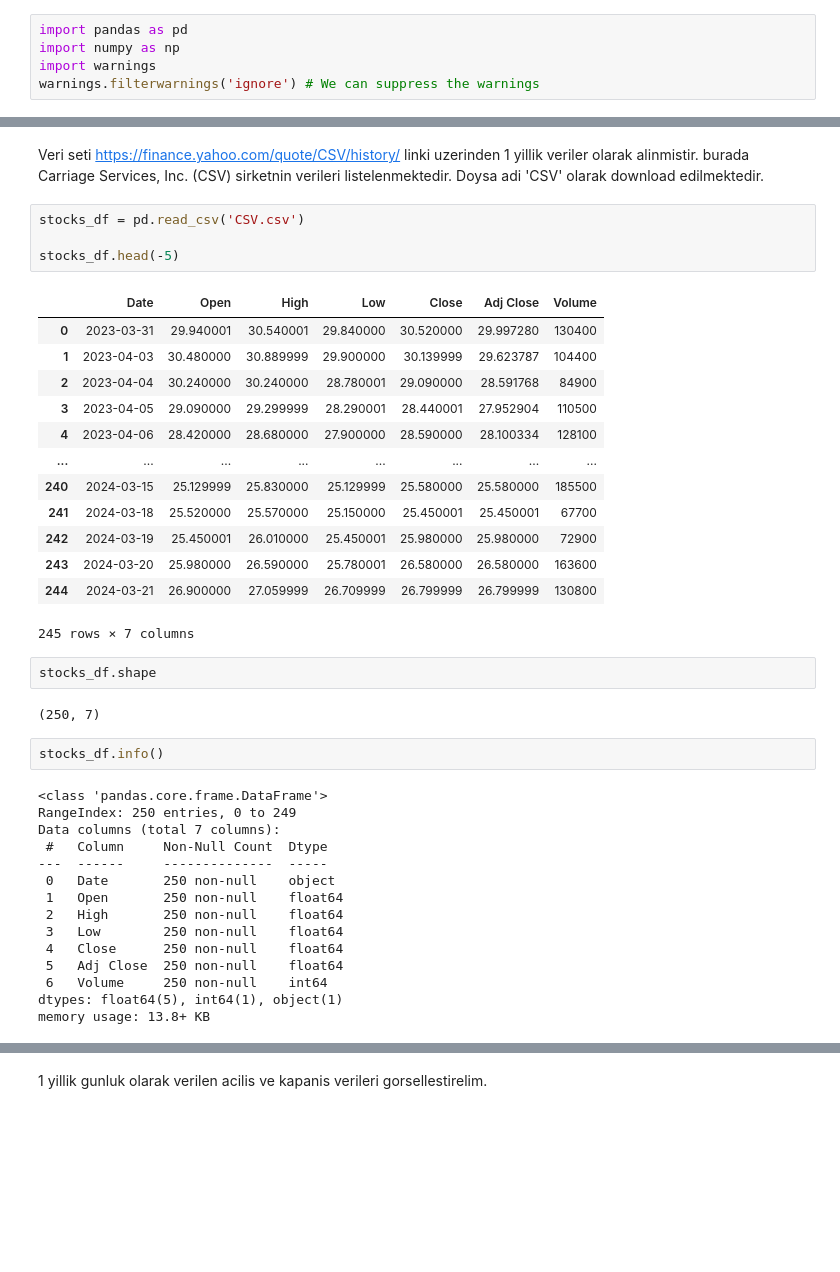
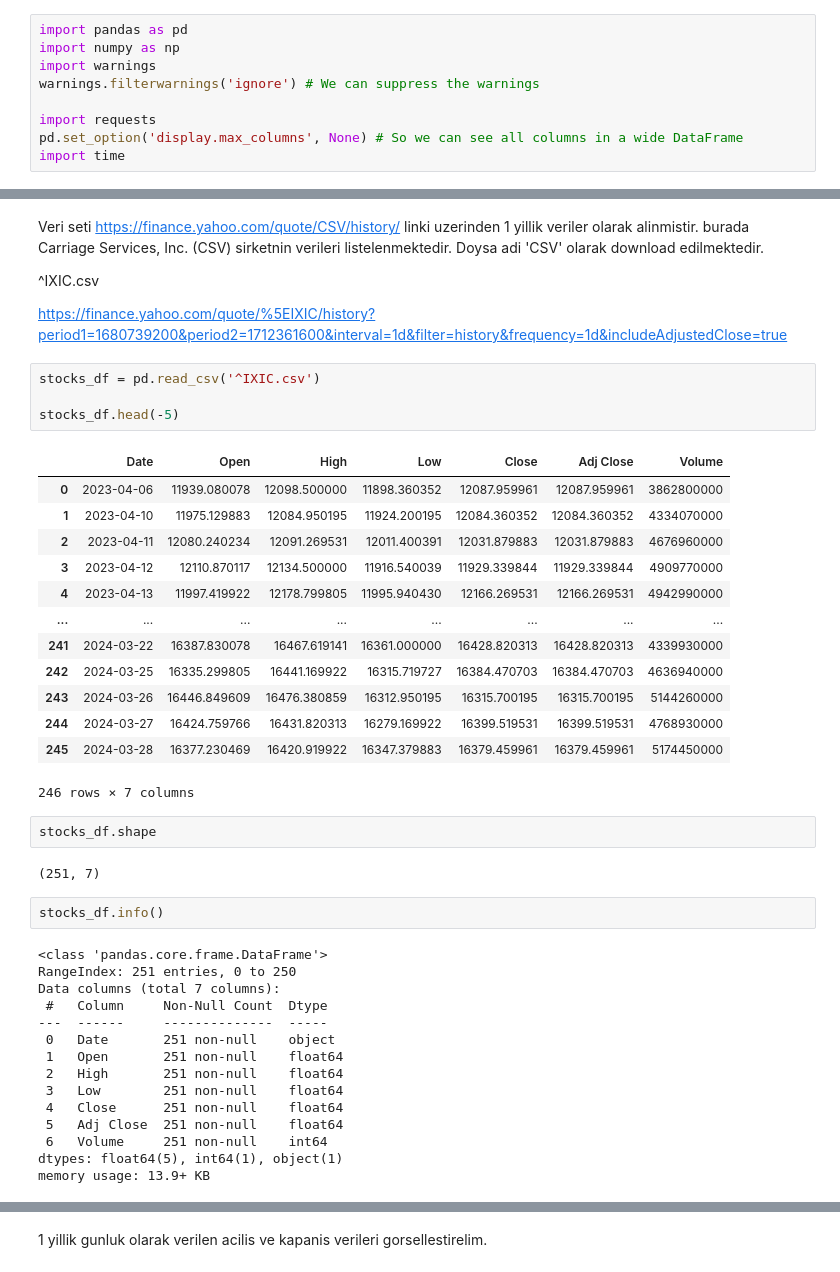
Before and after one commit to SertacBattal/MLBus_HDipData_Sept23_FT, a Jupyter notebook: SertacBattal_MLBus_Semester2_CA1.ipynb, the cells around one changed output, grey strips where cells are left out. Drawn from its saved outputs; the diff is of its cells as text; blank space fills up the shorter version.

```diff
--- a/SertacBattal_MLBus_Semester2_CA1.ipynb
+++ b/SertacBattal_MLBus_Semester2_CA1.ipynb
@@ -3,3 +3,7 @@ import pandas as pd
 import numpy as np
 import warnings
 warnings.filterwarnings('ignore') # We can suppress the warnings
+
+import requests
+pd.set_option('display.max_columns', None) # So we can see all columns in a wide DataFrame
+import time
@@ -6,44 +252,48 @@ warnings.filterwarnings('ignore') # We can suppress the warnings
 # %% [markdown]
 Veri seti https://finance.yahoo.com/quote/CSV/history/ linki uzerinden 1 yillik veriler olarak alinmistir. burada Carriage Services, Inc. (CSV) sirketnin verileri listelenmektedir. Doysa adi 'CSV' olarak download edilmektedir.
+
+^IXIC.csv
+
+https://finance.yahoo.com/quote/%5EIXIC/history?period1=1680739200&period2=1712361600&interval=1d&filter=history&frequency=1d&includeAdjustedClose=true
 # %%
-stocks_df = pd.read_csv('CSV.csv')
+stocks_df = pd.read_csv('^IXIC.csv')
 
 stocks_df.head(-5)
 # %% [output]
 |  | Date | Open | High | Low | Close | Adj Close | Volume |
-| 0 | 2023-03-31 | 29.940001 | 30.540001 | 29.840000 | 30.520000 | 29.997280 | 130400 |
-| 1 | 2023-04-03 | 30.480000 | 30.889999 | 29.900000 | 30.139999 | 29.623787 | 104400 |
-| 2 | 2023-04-04 | 30.240000 | 30.240000 | 28.780001 | 29.090000 | 28.591768 | 84900 |
-| 3 | 2023-04-05 | 29.090000 | 29.299999 | 28.290001 | 28.440001 | 27.952904 | 110500 |
-| 4 | 2023-04-06 | 28.420000 | 28.680000 | 27.900000 | 28.590000 | 28.100334 | 128100 |
+| 0 | 2023-04-06 | 11939.080078 | 12098.500000 | 11898.360352 | 12087.959961 | 12087.959961 | 3862800000 |
+| 1 | 2023-04-10 | 11975.129883 | 12084.950195 | 11924.200195 | 12084.360352 | 12084.360352 | 4334070000 |
+| 2 | 2023-04-11 | 12080.240234 | 12091.269531 | 12011.400391 | 12031.879883 | 12031.879883 | 4676960000 |
+| 3 | 2023-04-12 | 12110.870117 | 12134.500000 | 11916.540039 | 11929.339844 | 11929.339844 | 4909770000 |
+| 4 | 2023-04-13 | 11997.419922 | 12178.799805 | 11995.940430 | 12166.269531 | 12166.269531 | 4942990000 |
 | ... | ... | ... | ... | ... | ... | ... | ... |
-| 240 | 2024-03-15 | 25.129999 | 25.830000 | 25.129999 | 25.580000 | 25.580000 | 185500 |
-| 241 | 2024-03-18 | 25.520000 | 25.570000 | 25.150000 | 25.450001 | 25.450001 | 67700 |
-| 242 | 2024-03-19 | 25.450001 | 26.010000 | 25.450001 | 25.980000 | 25.980000 | 72900 |
-| 243 | 2024-03-20 | 25.980000 | 26.590000 | 25.780001 | 26.580000 | 26.580000 | 163600 |
-| 244 | 2024-03-21 | 26.900000 | 27.059999 | 26.709999 | 26.799999 | 26.799999 | 130800 |
+| 241 | 2024-03-22 | 16387.830078 | 16467.619141 | 16361.000000 | 16428.820313 | 16428.820313 | 4339930000 |
+| 242 | 2024-03-25 | 16335.299805 | 16441.169922 | 16315.719727 | 16384.470703 | 16384.470703 | 4636940000 |
+| 243 | 2024-03-26 | 16446.849609 | 16476.380859 | 16312.950195 | 16315.700195 | 16315.700195 | 5144260000 |
+| 244 | 2024-03-27 | 16424.759766 | 16431.820313 | 16279.169922 | 16399.519531 | 16399.519531 | 4768930000 |
+| 245 | 2024-03-28 | 16377.230469 | 16420.919922 | 16347.379883 | 16379.459961 | 16379.459961 | 5174450000 |
-245 rows × 7 columns
+246 rows × 7 columns
 # %%
 stocks_df.shape
 # %% [output]
-(250, 7)
+(251, 7)
 # %%
 stocks_df.info()
 # %% [output]
 <class 'pandas.core.frame.DataFrame'>
-RangeIndex: 250 entries, 0 to 249
+RangeIndex: 251 entries, 0 to 250
 Data columns (total 7 columns):
  #   Column     Non-Null Count  Dtype
 ---  ------     --------------  -----
- 0   Date       250 non-null    object
- 1   Open       250 non-null    float64
- 2   High       250 non-null    float64
- 3   Low        250 non-null    float64
- 4   Close      250 non-null    float64
- 5   Adj Close  250 non-null    float64
- 6   Volume     250 non-null    int64
+ 0   Date       251 non-null    object
+ 1   Open       251 non-null    float64
+ 2   High       251 non-null    float64
+ 3   Low        251 non-null    float64
+ 4   Close      251 non-null    float64
+ 5   Adj Close  251 non-null    float64
+ 6   Volume     251 non-null    int64
 dtypes: float64(5), int64(1), object(1)
-memory usage: 13.8+ KB
+memory usage: 13.9+ KB
 # %%
 stocks_df.describe()
 # %% [output]
```
Also changed, not shown: parts of 39 cells of this notebook, 4 other files.
